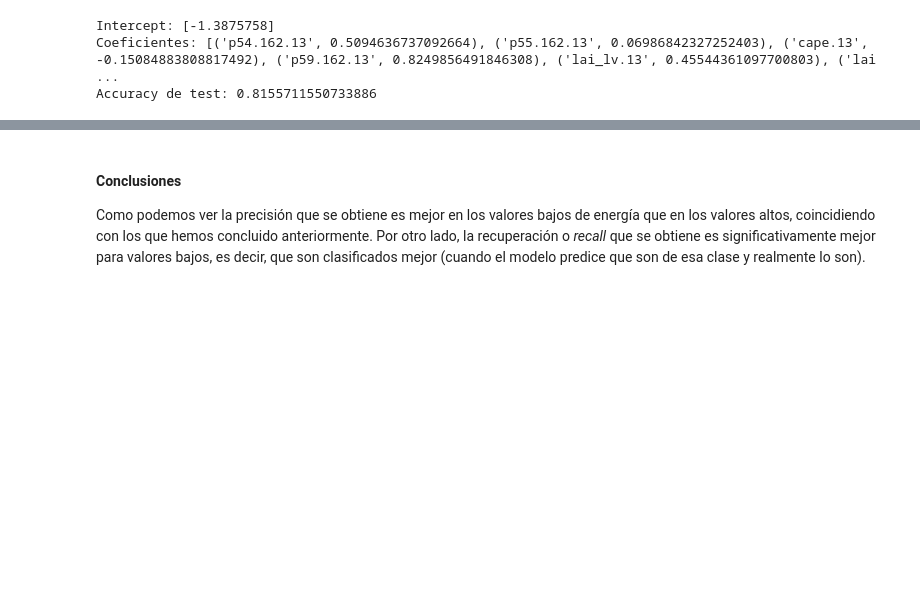
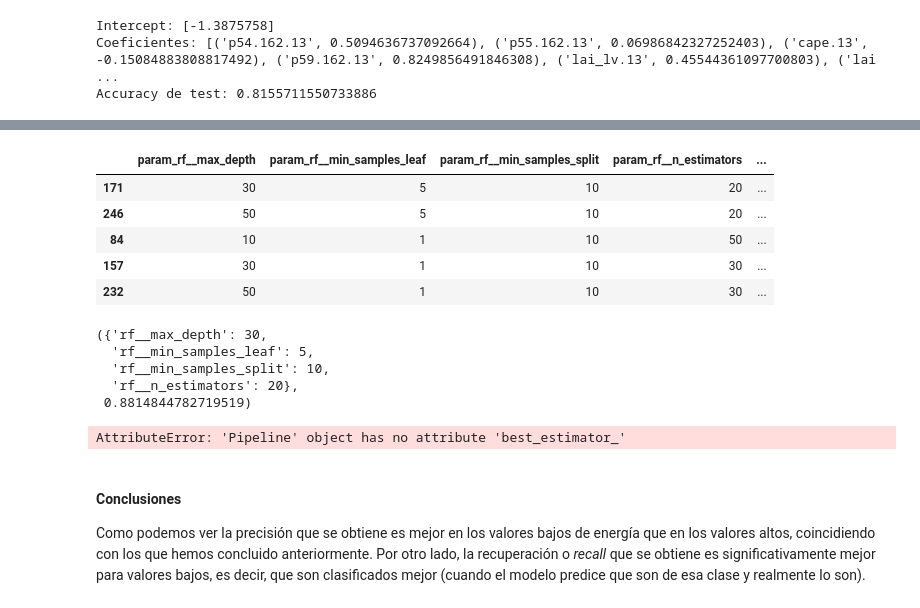
Before and after one commit to celiiaaa/Energy_Prediction_System, a Jupyter notebook: main.ipynb, the cells around one changed output, grey strips where cells are left out. Cells and saved outputs as stored; diff of their text form; code cells hidden in the pictures; blank space fills up the shorter version.

```diff
--- a/main.ipynb
+++ b/main.ipynb
@@ -1530,0 +1578,31 @@ weighted avg       0.80      0.82      0.80      1567
+# %%
+from sklearn.ensemble import RandomForestClassifier
+
+scaler = StandardScaler()       # escalar
+rf = RandomForestClassifier(random_state = 49)      # modelo
+
+pipe_scale_rf = Pipeline([
+    ('scale', scaler),
+    ('rf', rf)])
+# %%
+param_grid = {'rf__n_estimators': [10, 20, 30, 40, 50],
+              'rf__max_depth': [1, 10, 30, 50],
+              'rf__min_samples_split': [1, 10, 20],
+              'rf__min_samples_leaf': [1, 5, 10, 15, 20]}
+
+inner = KFold(n_splits=3, shuffle=True, random_state=42)
+
+#budget = 40
+# Cross-validation (3-fold) para la búsqueda de hiper-parámetros
+clf_rf = GridSearchCV (estimator  = pipe_scale_rf,
+                    param_grid = param_grid,
+                    scoring='accuracy', #OJO!!! scoring=‘balanced_accuracy’
+                    cv=inner,
+                    refit=True,
+                    n_jobs=-1,
+                    verbose=1,
+                    return_train_score=True)
+
+np.random.seed(42)
+
+clf_rf.fit(X=X_train_clf, y=y_train_clf)
@@ -1531,3 +1638,31 @@ weighted avg       0.80      0.82      0.80      1567
+# %%
+resultados = pd.DataFrame(clf_rf.cv_results_)
+resultados.filter(regex = '(param.*|mean_t|std_t)') \
+    .drop(columns = 'params') \
+    .sort_values('mean_test_score', ascending = False) \
+    .head()
+# %% [output]
+|  | param_rf__max_depth | param_rf__min_samples_leaf | param_rf__min_samples_split | param_rf__n_estimators | ... |
+| 171 | 30 | 5 | 10 | 20 | ... |
+| 246 | 50 | 5 | 10 | 20 | ... |
+| 84 | 10 | 1 | 10 | 50 | ... |
+| 157 | 30 | 1 | 10 | 30 | ... |
+| 232 | 50 | 1 | 10 | 30 | ... |
+# %%
+clf_rf.best_params_, clf_rf.best_score_
+# %% [output]
+({'rf__max_depth': 30,
+  'rf__min_samples_leaf': 5,
+  'rf__min_samples_split': 10,
+  'rf__n_estimators': 20},
+ 0.8814844782719519)
+# %%
+modelo_rf = clf_rf.best_estimator_
+print("Intercept:", modelo_rf['rf'].intercept_)
+print("Coeficientes:", list(zip(df_clf.columns, modelo_rf['rf'].coef_.flatten(), )))
+print("Accuracy de test:", modelo_rf.score(X_test_clf, y_test_clf))
+# %% [output]
+AttributeError: 'Pipeline' object has no attribute 'best_estimator_'
 # %% [markdown]
 #### Conclusiones
 
```
Also changed, not shown: parts of 21 cells of this notebook, 2 other files.
